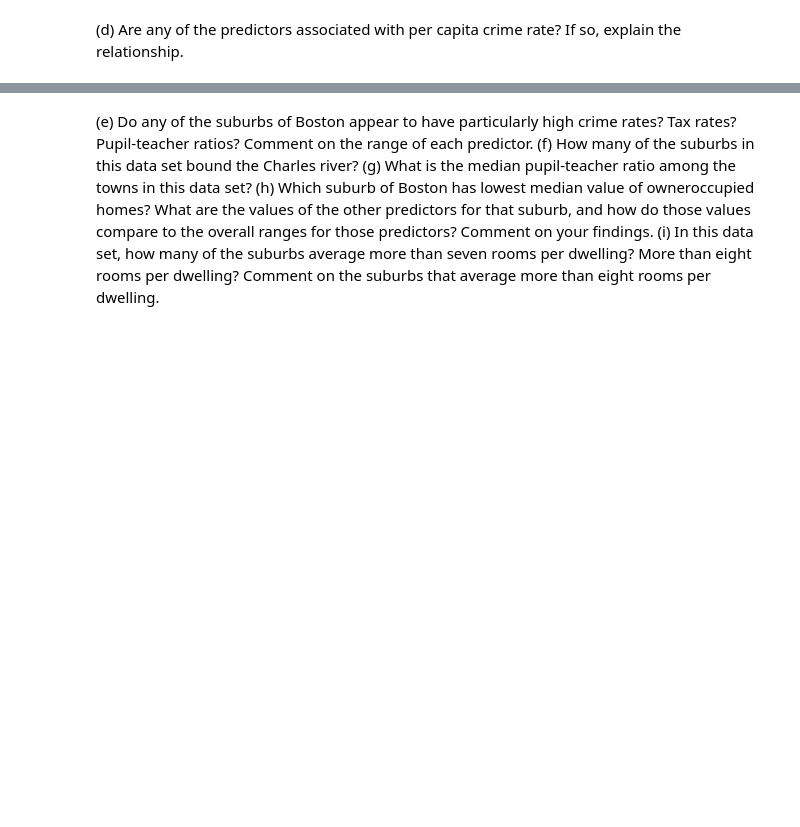
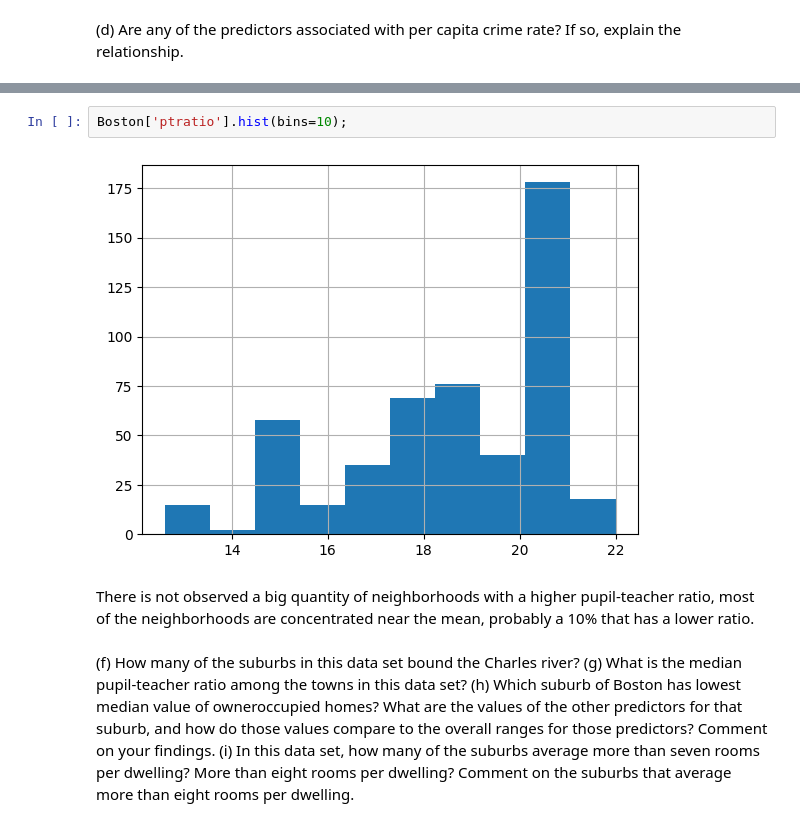
Before and after one commit to hinojosaad/islp, a Jupyter notebook: Chapter2/ch2.ipynb, the cells around one changed output, grey strips where cells are left out. Saved outputs shown, nothing was run; the diff lists cells and outputs as text; blank space fills up the shorter version.

```diff
--- a/Chapter2/ch2.ipynb
+++ b/Chapter2/ch2.ipynb
@@ -378,7 +464,10 @@ If so, explain the relationship.
+# %%
+Boston['ptratio'].hist(bins=10);
+# %% [output]
+[figure, added]
+# %% [markdown]
+There is not observed a big quantity of neighborhoods with a higher pupil-teacher ratio, most of the neighborhoods are concentrated near the mean, probably a 10% that has a lower ratio.
 # %% [markdown]
-(e) Do any of the suburbs of Boston appear to have particularly
-high crime rates? Tax rates? Pupil-teacher ratios? Comment on
-the range of each predictor.
 (f) How many of the suburbs in this data set bound the Charles
 river?
 (g) What is the median pupil-teacher ratio among the towns in this
```
Also changed, not shown: parts of 11 cells of this notebook.
